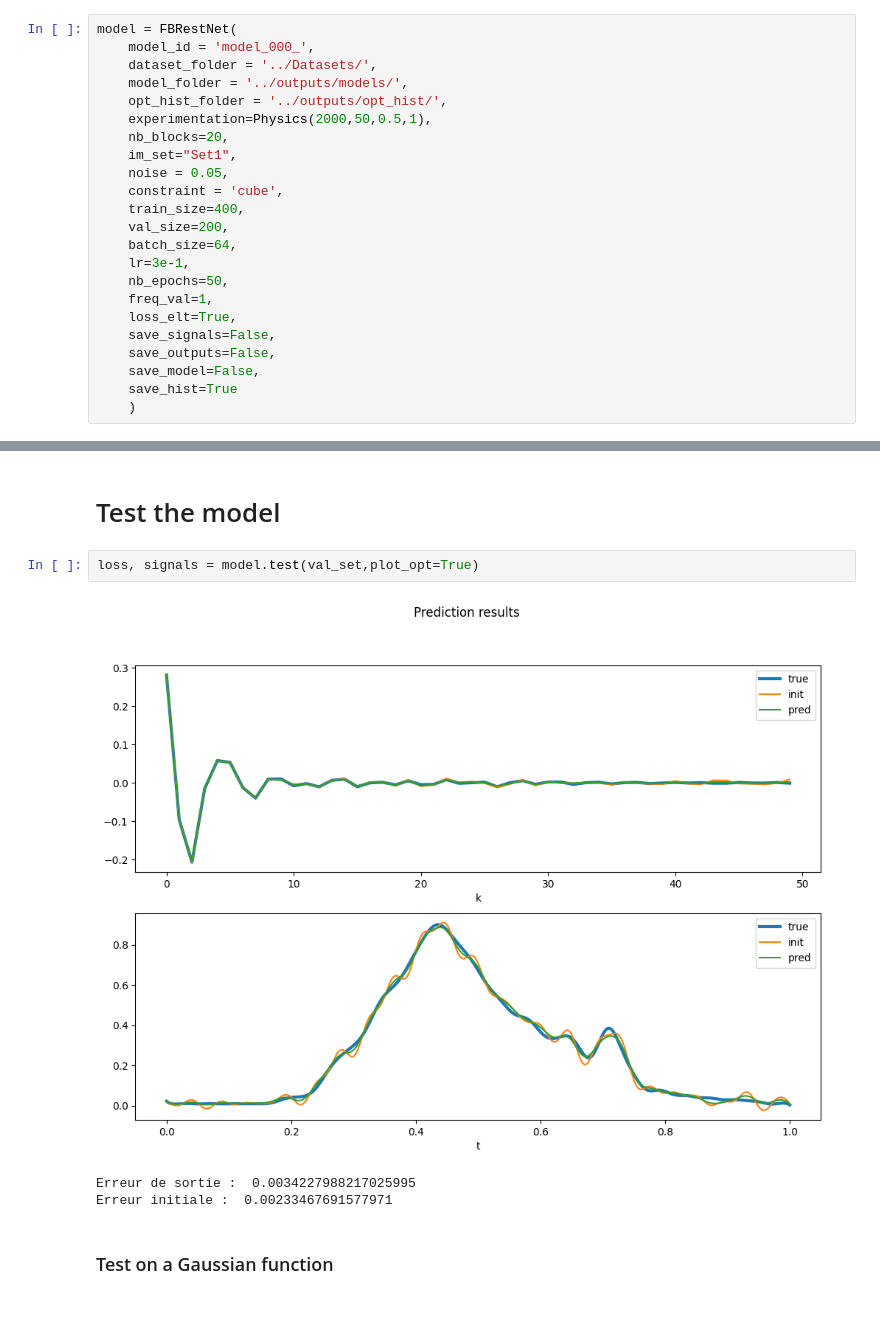
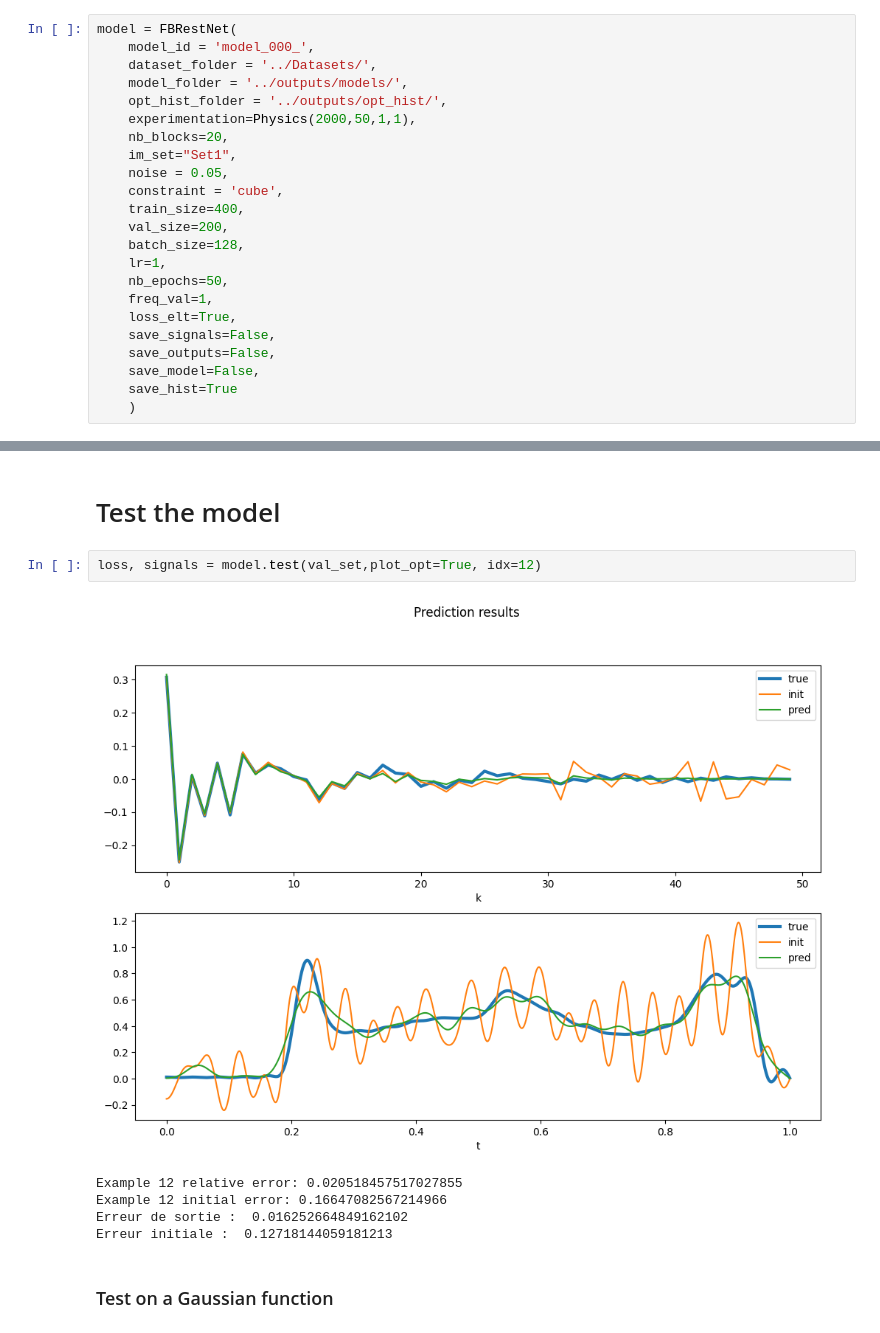
Before and after one commit to CentofantiEze/FBResNet, a Jupyter notebook: notebooks/example.ipynb, the cells around one changed output, grey strips where cells are left out. Drawn from its saved outputs; the diff is of its cells as text.

```diff
--- a/notebooks/example.ipynb
+++ b/notebooks/example.ipynb
@@ -32,15 +32,15 @@ model = FBRestNet(
     dataset_folder = '../Datasets/',
     model_folder = '../outputs/models/',
     opt_hist_folder = '../outputs/opt_hist/',
-    experimentation=Physics(2000,50,0.5,1),
+    experimentation=Physics(2000,50,1,1),
     nb_blocks=20,
     im_set="Set1",
     noise = 0.05,
     constraint = 'cube',
     train_size=400,
     val_size=200,
-    batch_size=64,
-    lr=3e-1,
+    batch_size=128,
+    lr=1,
     nb_epochs=50,
     freq_val=1,
     loss_elt=True,
@@ -81,11 +81,13 @@ Final Lipschitz constant =  0.0020988116748935706
 # %% [markdown]
 # Test the model
 # %%
-loss, signals = model.test(val_set,plot_opt=True)
+loss, signals = model.test(val_set,plot_opt=True, idx=12)
 # %% [output]
-[figure, old version]
+[figure, new version]
-Erreur de sortie :  0.0034227988217025995
-Erreur initiale :  0.00233467691577971
+Example 12 relative error: 0.020518457517027855
+Example 12 initial error: 0.16647082567214966
+Erreur de sortie :  0.016252664849162102
+Erreur initiale :  0.12718144059181213
 # %% [markdown]
 ### Test on a Gaussian function
 # %%
```
Also changed, not shown: parts of 11 cells of this notebook, 2 other files.
